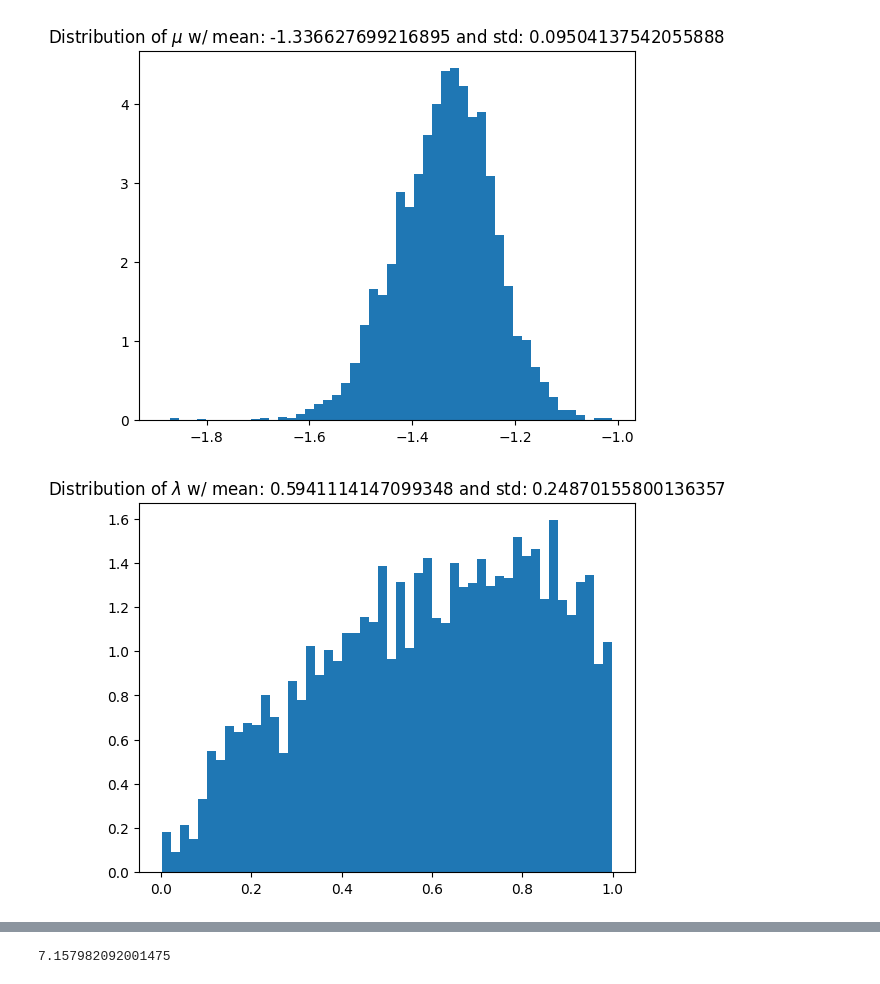
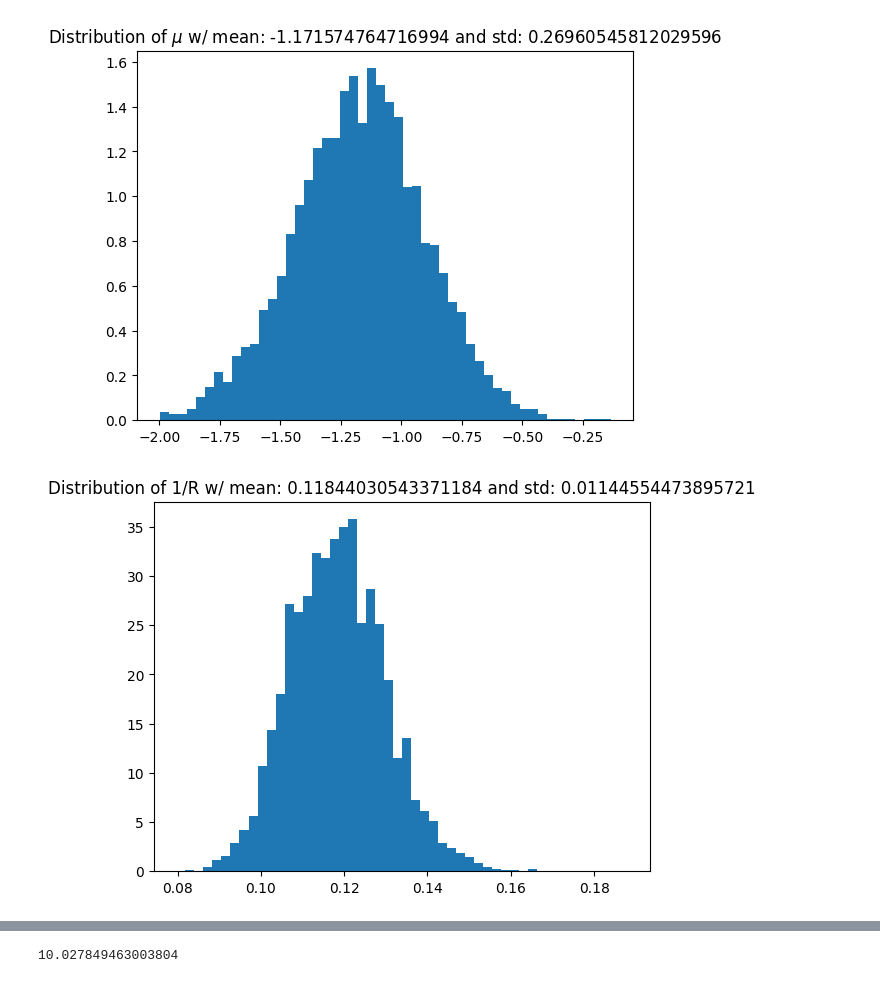
Before and after one commit to Averydx/PMCMC, a Jupyter notebook: examples/PMCMC_sirs_OU.ipynb, the cells around one changed output, grey strips where cells are left out. Drawn from its saved outputs; the diff is of its cells as text; code cells hidden in the pictures.

```diff
--- a/examples/PMCMC_sirs_OU.ipynb
+++ b/examples/PMCMC_sirs_OU.ipynb
@@ -21,7 +21,9 @@ betas = pd.read_csv('../data_sets/ou_SIRS_betas_nbinom.csv').to_numpy()
 def SIRS_model(particles,observations,t,dt,model_params,rng):
     '''Definition of SEIR model as described in Calvetti's paper. Difference
     is the use of Tau leaping to introduce stochasticity into the system and continuous log-normal OU process definition for beta.'''
-    gamma,xi,sig,mu,lam,R = model_params
+    gamma,xi,sig,mu,R = model_params
+
+    lam = 1/100
 
     A = np.exp(-lam * dt)
     M = mu * (np.exp(-lam * dt) - 1)
@@ -46,7 +48,7 @@ def SIRS_model(particles,observations,t,dt,model_params,rng):
     return particles,observations
 
 def SIRS_Obs(data_point, particle_observations, model_params):
-    r = 1/model_params[5]
+    r = 1/model_params[4]
     weights = nbinom_logpmf(x = data_point,p = r/(r + particle_observations[:,0] + 0.005),n = np.array([r]))
     return weights
 # %%
@@ -154,17 +155,16 @@ def sirs_prior(theta):
     uniform_numba_logpdf(theta[1],min_val = 1/365.,max_val = 1/10.) + \
     uniform_numba_logpdf(theta[2],min_val=0.,max_val=1.) + \
     uniform_numba_logpdf(theta[3],min_val = -2.,max_val=0.) + \
-    uniform_numba_logpdf(theta[4],min_val = 0.,max_val=1.) + \
-    uniform_numba_logpdf(theta[5],min_val = 0.,max_val=1/2.)
+    uniform_numba_logpdf(theta[4],min_val = 0.,max_val=1/2)
 
-'''estimated params gamma,xi,sig,mean_ou,lam,1/R
-0.1 0.008333333333333333 0.05 -1.0 0.05 0.1'''
-print(gamma,xi,sig,mean_ou,lam,1/R)
+
+'''estimated params gamma,xi,sig,mean_ou,1/R
+0.1 0.008333333333333333 0.05 -1.0 0.1'''
 
 pmcmc_params = {'iterations':50_000,
-                'init_params':np.array([0.1,0.1,0.1,-0.7,0.01,0.01]),
+                'init_params':np.array([0.1,0.1,0.1,-0.7,0.01]),
                 'prior':sirs_prior,
-                'init_cov':  np.diag([0.01,0.01,0.01,0.01,0.01,0.01]),
+                'init_cov':  np.diag([0.01,0.01,0.01,0.01,0.01]),
                 'burn_in':1_000}
 
 pf_params = {'num_particles':1000,
@@ -218,5 +206,5 @@ iteration: 21470| Acceptance rate: 0.3778295295761528| Log-Likelihood: -1378.579
 # %%
-burn_in = 40000
+burn_in = 20000
 
 MLE = np.argmax(pmcmc_output['Log Likelihood'])
 
@@ -250,11 +238,7 @@ plt.title(f"Distribution of $\\mu$ w/ mean: {np.mean((pmcmc_output['accepted_par
 plt.hist((pmcmc_output['accepted_params'][3,burn_in:]),density=True,bins = 50)
 plt.show()
 
-plt.title(f"Distribution of $\\lambda$ w/ mean: {np.mean((pmcmc_output['accepted_params'][4,burn_in:]))} and std: {np.std((pmcmc_output['accepted_params'][4,burn_in:]))}")
+plt.title(f"Distribution of 1/R w/ mean: {np.mean((pmcmc_output['accepted_params'][4,burn_in:]))} and std: {np.std((pmcmc_output['accepted_params'][4,burn_in:]))}")
 plt.hist((pmcmc_output['accepted_params'][4,burn_in:]),density=True,bins = 50)
 plt.show()
-
-plt.title(f"Distribution of 1/R w/ mean: {np.mean((pmcmc_output['accepted_params'][5,burn_in:]))} and std: {np.std((pmcmc_output['accepted_params'][5,burn_in:]))}")
-plt.hist((pmcmc_output['accepted_params'][5,burn_in:]),density=True,bins = 50)
-plt.show()
 # %% [output]
@@ -264,2 +248,2 @@ plt.show()
-[figure, old version]
+[figure, new version]
-[figure, old version]
+[figure, new version]
@@ -287,7 +270,7 @@ output = particlefilter(data = data,
 
 print(perf_counter() - t)
 # %% [output]
-7.157982092001475
+10.027849463003804
 # %%
 '''Plots using the Expectation of the parameters and running the filter. '''
 print(f" Log Likelihood : {np.sum(output['Log_likelihood'])}")
```
Also changed, not shown: parts of 7 cells of this notebook, 9 other files.
